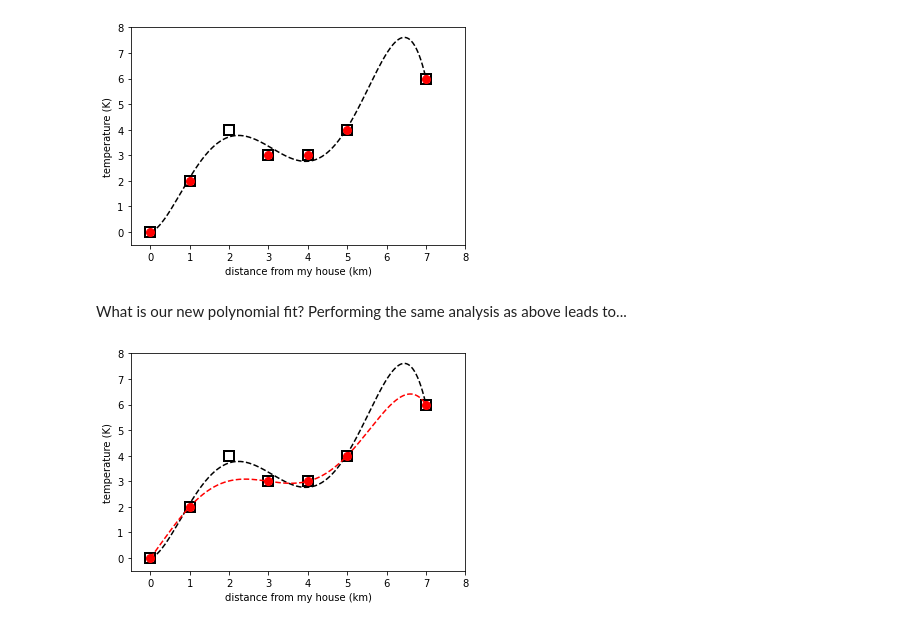
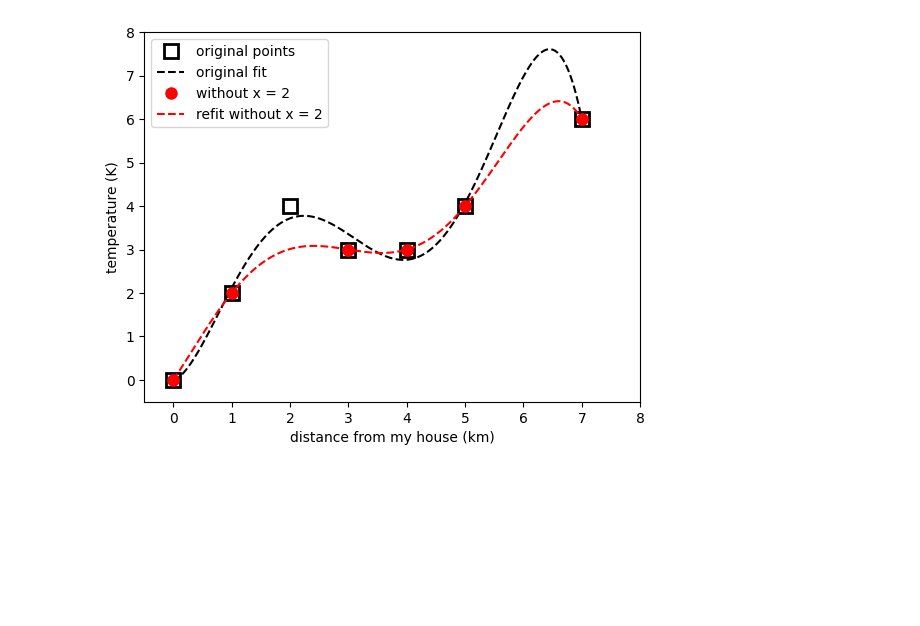
Before and after one commit to eabarnes1010/course_objective_analysis, a Jupyter notebook: code/interpolation_polynomial_fitting.ipynb, the cells around one changed output. Drawn from its saved outputs; the diff is of its cells as text; code cells hidden in the pictures; blank space fills up the shorter version.

```diff
--- a/code/interpolation_polynomial_fitting.ipynb
+++ b/code/interpolation_polynomial_fitting.ipynb
@@ -20,9 +39,16 @@ Plot the data. Let's pretend "x" denotes the distance from my house (moving dire
 # %%
+poly_order = 5
+p = np.polyfit(x, y, poly_order)
+
+xfit = np.arange(0.0, 7.0 + 0.01, 0.01)
+smooth_polyfit = np.poly1d(p)(xfit)
+
 plt.figure()
-plt.plot(x,y,'sk', markersize = 10, markerfacecolor = 'none', markeredgewidth = 2)
-plt.xlim(-0.5,8.)
-plt.ylim(-0.5,8.)
-plt.ylabel('temperature (K)')
-plt.xlabel('distance from my house (km)')
+plt.plot(x, y, "sk", markersize=10, markerfacecolor="none", markeredgewidth=2)
+plt.plot(xfit, smooth_polyfit, "--k")
+plt.xlim(-0.5, 8.0)
+plt.ylim(-0.5, 8.0)
+plt.xlabel("distance from my house (km)")
+plt.ylabel("temperature (K)")
 plt.show()
 # %% [output]
@@ -64,37 +86,25 @@ Let's remove the third point from our data (at x = 2km) and see what happens...
 # %%
-xnew = np.delete(x,2)
-ynew = np.delete(y,2)
+p_new = np.polyfit(xnew, ynew, poly_order)
+smooth_polyfit_new = np.poly1d(p_new)(xfit)
 
 plt.figure()
-
-plt.plot(x,y,'sk', markersize = 10, markerfacecolor = 'none', markeredgewidth = 2)
-plt.plot(xfit,smooth_polyfit,'--k')
-plt.plot(xnew,ynew,'or',markersize = 8)
-
-plt.xlim(-0.5,8.)
-plt.ylim(-0.5,8.)
-plt.ylabel('temperature (K)')
-plt.xlabel('distance from my house (km)')
+plt.plot(
+    x,
+    y,
+    "sk",
+    markersize=10,
+    markerfacecolor="none",
+    markeredgewidth=2,
+    label="original points",
+)
+plt.plot(xfit, smooth_polyfit, "--k", label="original fit")
+plt.plot(xnew, ynew, "or", markersize=8, label="without x = 2")
+plt.plot(xfit, smooth_polyfit_new, "--r", label="refit without x = 2")
+plt.xlim(-0.5, 8.0)
+plt.ylim(-0.5, 8.0)
+plt.xlabel("distance from my house (km)")
+plt.ylabel("temperature (K)")
+plt.legend()
 plt.show()
 # %% [output]
-[figure, old version]
+[figure, new version]
-# %% [markdown]
-What is our new polynomial fit? Performing the same analysis as above leads to...
-# %%
-p = np.polyfit(xnew, ynew, poly_order, rcond=None, full=False, w=None, cov=False)
-smooth_polyfit_new = np.poly1d(p)(xfit)
-
-plt.figure()
-
-plt.plot(x,y,'sk', markersize = 10, markerfacecolor = 'none', markeredgewidth = 2)
-plt.plot(xfit,smooth_polyfit,'--k')
-plt.plot(xnew,ynew,'or',markersize = 8)
-plt.plot(xfit,smooth_polyfit_new,'--r')
-
-plt.xlim(-0.5,8.)
-plt.ylim(-0.5,8.)
-plt.ylabel('temperature (K)')
-plt.xlabel('distance from my house (km)')
-plt.show()
-# %% [output]
-[figure, removed]
```
Also changed, not shown: parts of 21 cells of this notebook.
